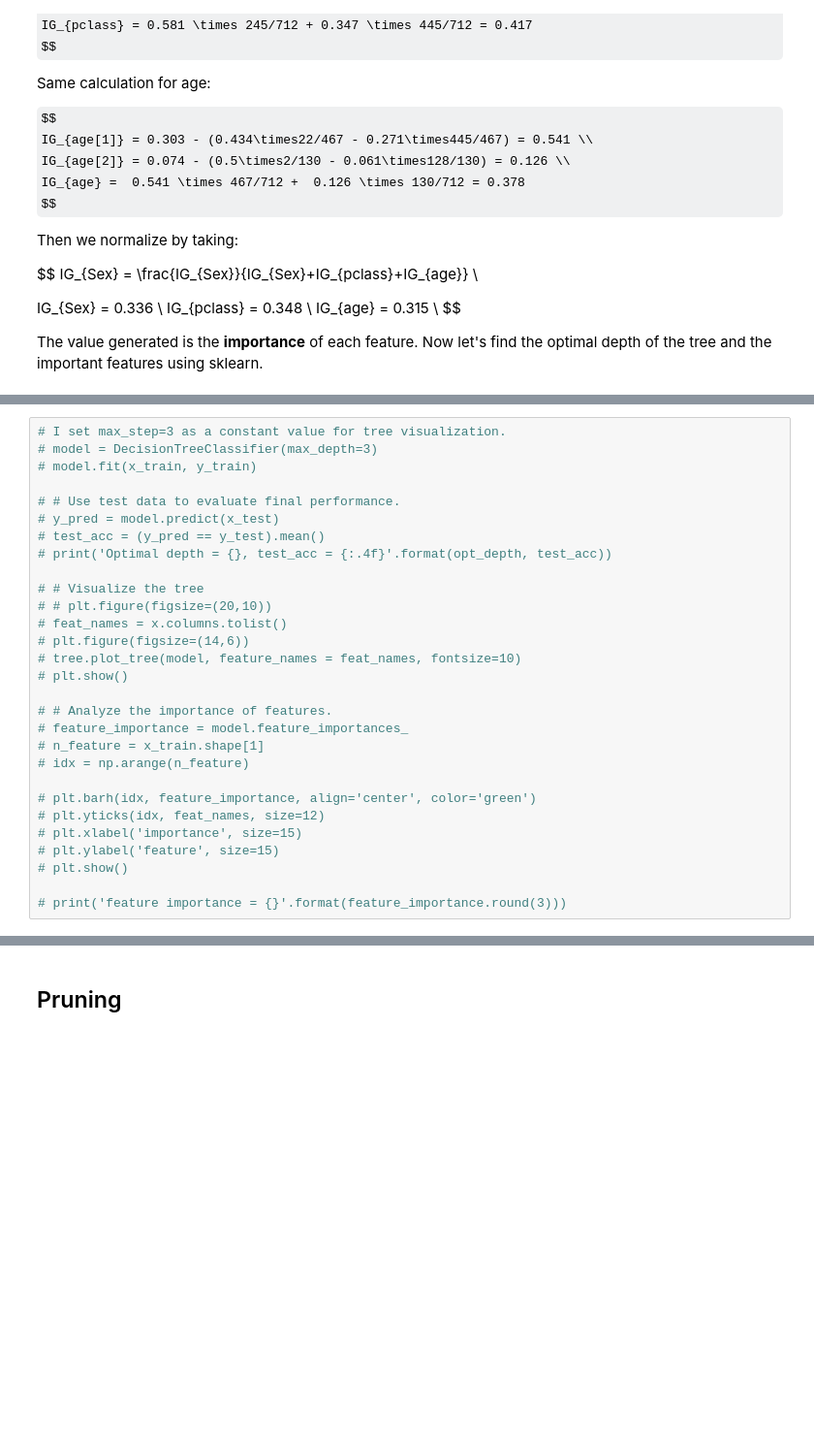
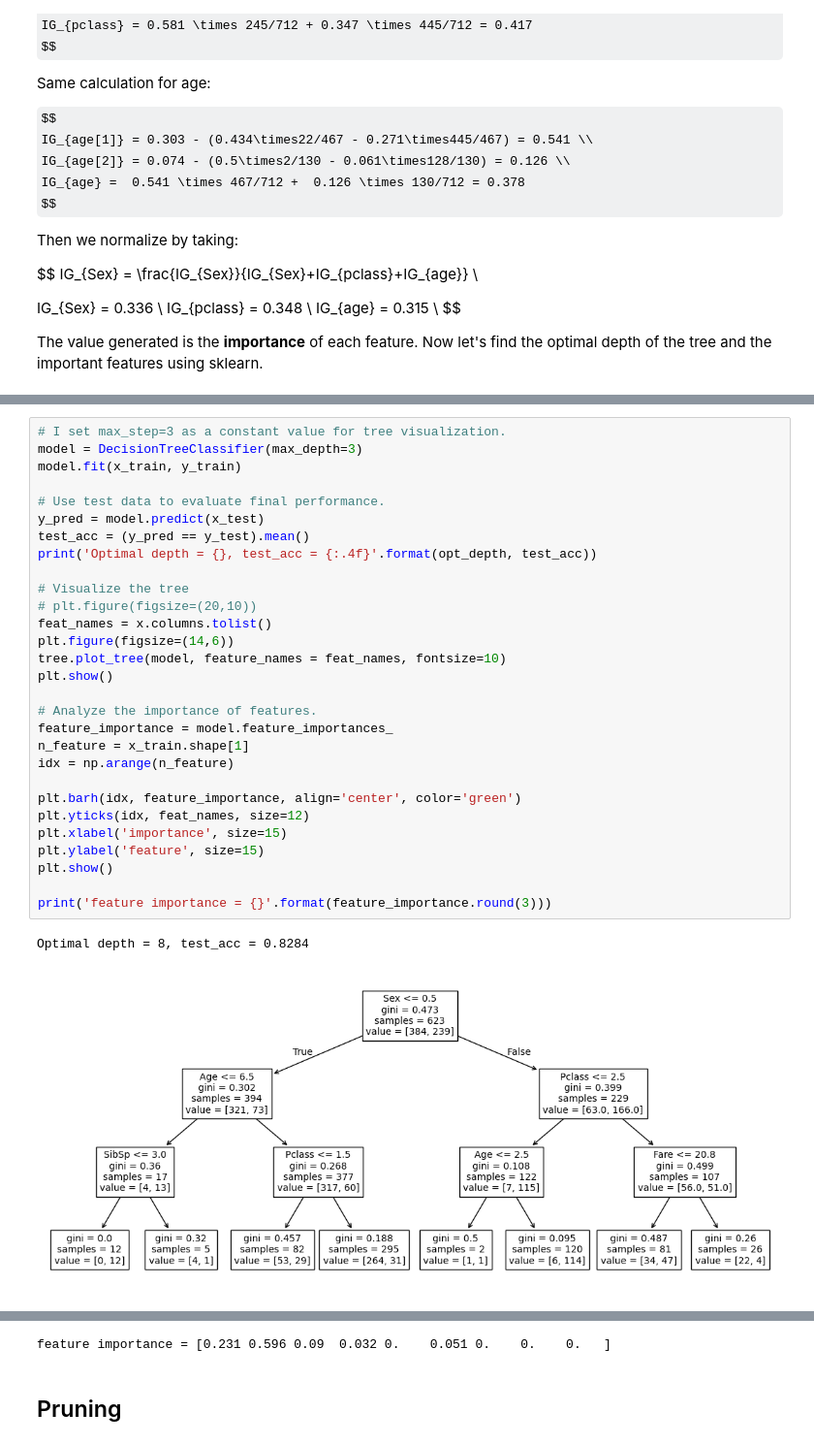
Before and after one commit to SreejaTeegala/MY-DAC-Curriculum, a Jupyter notebook: DAC-006_Machine_Learning/DAC-006-Intro_to_ML_Session_2_Student.ipynb, the cells around one changed output, grey strips where cells are left out. Shown: that part at 97% size. Saved outputs shown, nothing was run; the diff lists cells and outputs as text; some formulas as TeX source; blank space fills up the shorter version.

```diff
--- a/DAC-006_Machine_Learning/DAC-006-Intro_to_ML_Session_2_Student.ipynb
+++ b/DAC-006_Machine_Learning/DAC-006-Intro_to_ML_Session_2_Student.ipynb
@@ -216,29 +241,32 @@ The value generated is the **importance** of each feature. Now let's find the op
 # %%
 # I set max_step=3 as a constant value for tree visualization.
-# model = DecisionTreeClassifier(max_depth=3)
-# model.fit(x_train, y_train)
+model = DecisionTreeClassifier(max_depth=3)
+model.fit(x_train, y_train)
 
-# # Use test data to evaluate final performance.
-# y_pred = model.predict(x_test)
-# test_acc = (y_pred == y_test).mean()
-# print('Optimal depth = {}, test_acc = {:.4f}'.format(opt_depth, test_acc))
+# Use test data to evaluate final performance.
+y_pred = model.predict(x_test)
+test_acc = (y_pred == y_test).mean()
+print('Optimal depth = {}, test_acc = {:.4f}'.format(opt_depth, test_acc))
 
-# # Visualize the tree
-# # plt.figure(figsize=(20,10))
-# feat_names = x.columns.tolist()
-# plt.figure(figsize=(14,6))
-# tree.plot_tree(model, feature_names = feat_names, fontsize=10)
-# plt.show()
+# Visualize the tree
+# plt.figure(figsize=(20,10))
+feat_names = x.columns.tolist()
+plt.figure(figsize=(14,6))
+tree.plot_tree(model, feature_names = feat_names, fontsize=10)
+plt.show()
 
-# # Analyze the importance of features.
-# feature_importance = model.feature_importances_
-# n_feature = x_train.shape[1]
-# idx = np.arange(n_feature)
+# Analyze the importance of features.
+feature_importance = model.feature_importances_
+n_feature = x_train.shape[1]
+idx = np.arange(n_feature)
 
-# plt.barh(idx, feature_importance, align='center', color='green')
-# plt.yticks(idx, feat_names, size=12)
-# plt.xlabel('importance', size=15)
-# plt.ylabel('feature', size=15)
-# plt.show()
+plt.barh(idx, feature_importance, align='center', color='green')
+plt.yticks(idx, feat_names, size=12)
+plt.xlabel('importance', size=15)
+plt.ylabel('feature', size=15)
+plt.show()
 
-# print('feature importance = {}'.format(feature_importance.round(3)))
+print('feature importance = {}'.format(feature_importance.round(3)))
+# %% [output]
+Optimal depth = 8, test_acc = 0.8284
+[figure, added]
@@ -245,3 +274,4 @@ The value generated is the **importance** of each feature. Now let's find the op
+feature importance = [0.231 0.596 0.09  0.032 0.    0.051 0.    0.    0.   ]
 # %% [markdown]
 ## Pruning
 # %% [markdown]
```
Also changed, not shown: parts of 18 cells of this notebook, 2 other files.
